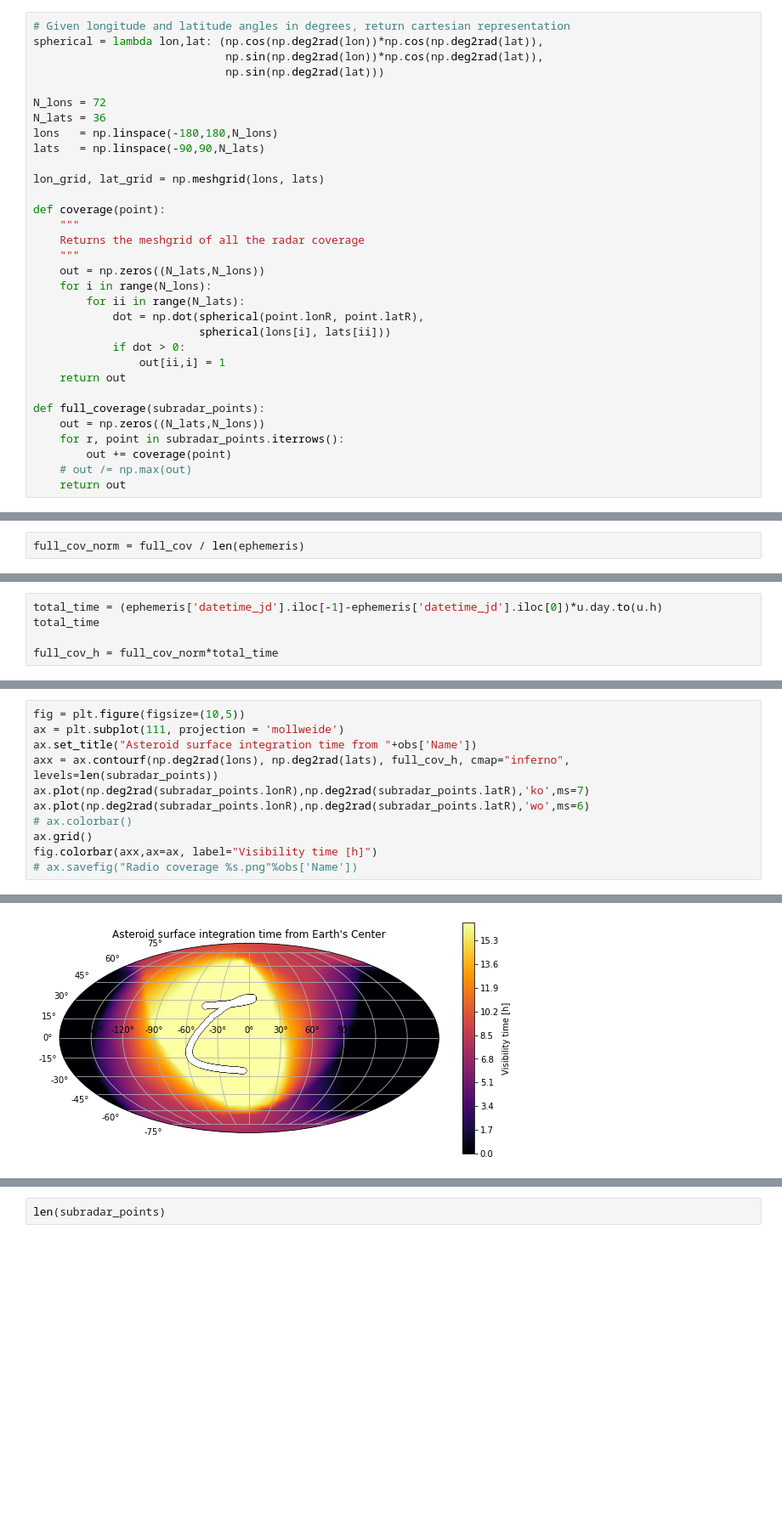
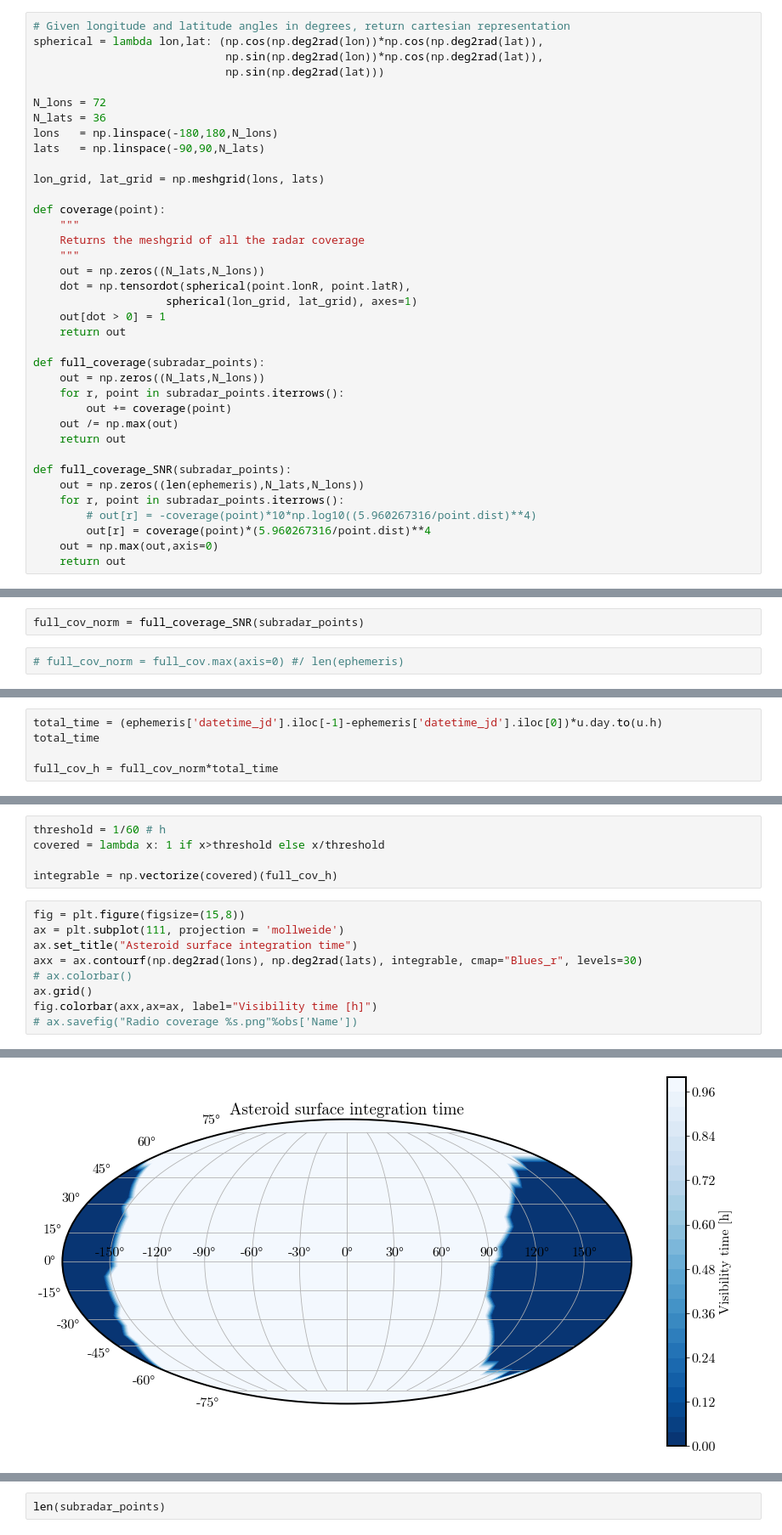
Before and after one commit to AgustinVallejo/Apophis, a Jupyter notebook: New Notebooks/4. Subradar Point.ipynb, the cells around one changed output, grey strips where cells are left out. Shown at 85% size. Drawn from its saved outputs; the diff is of its cells as text; blank space fills up the shorter version.

```diff
--- a/New Notebooks/4. Subradar Point.ipynb
+++ b/New Notebooks/4. Subradar Point.ipynb
@@ -260,17 +291,22 @@ def coverage(point):
     Returns the meshgrid of all the radar coverage
     """
     out = np.zeros((N_lats,N_lons))
-    for i in range(N_lons):
-        for ii in range(N_lats):
-            dot = np.dot(spherical(point.lonR, point.latR),
-                         spherical(lons[i], lats[ii]))
-            if dot > 0:
-                out[ii,i] = 1
+    dot = np.tensordot(spherical(point.lonR, point.latR),
+                    spherical(lon_grid, lat_grid), axes=1)
+    out[dot > 0] = 1
     return out
 
 def full_coverage(subradar_points):
     out = np.zeros((N_lats,N_lons))
     for r, point in subradar_points.iterrows():
         out += coverage(point)
-    # out /= np.max(out)
+    out /= np.max(out)
     return out
+
+def full_coverage_SNR(subradar_points):
+    out = np.zeros((len(ephemeris),N_lats,N_lons))
+    for r, point in subradar_points.iterrows():
+        # out[r] = -coverage(point)*10*np.log10((5.960267316/point.dist)**4)
+        out[r] = coverage(point)*(5.960267316/point.dist)**4
+    out = np.max(out,axis=0)
+    return out
@@ -279,5 +313,7 @@ full_cov = full_coverage(subradar_points)
+# %%
+full_cov_norm = full_coverage_SNR(subradar_points)
 # %%
-full_cov_norm = full_cov / len(ephemeris)
+# full_cov_norm = full_cov.max(axis=0) #/ len(ephemeris)
 # %%
 fig = plt.figure(figsize=(10,6))
 ax = plt.subplot(111) #, projection = 'mollweide')
@@ -299,14 +363,17 @@ full_cov_h = full_cov_norm*total_time
+# %%
+threshold = 1/60 # h
+covered = lambda x: 1 if x>threshold else x/threshold
+
+integrable = np.vectorize(covered)(full_cov_h)
 # %%
-fig = plt.figure(figsize=(10,5))
+fig = plt.figure(figsize=(15,8))
 ax = plt.subplot(111, projection = 'mollweide')
-ax.set_title("Asteroid surface integration time from "+obs['Name'])
-axx = ax.contourf(np.deg2rad(lons), np.deg2rad(lats), full_cov_h, cmap="inferno", levels=len(subradar_points))
-ax.plot(np.deg2rad(subradar_points.lonR),np.deg2rad(subradar_points.latR),'ko',ms=7)
-ax.plot(np.deg2rad(subradar_points.lonR),np.deg2rad(subradar_points.latR),'wo',ms=6)
+ax.set_title("Asteroid surface integration time")
+axx = ax.contourf(np.deg2rad(lons), np.deg2rad(lats), integrable, cmap="Blues_r", levels=30)
 # ax.colorbar()
 ax.grid()
 fig.colorbar(axx,ax=ax, label="Visibility time [h]")
 # ax.savefig("Radio coverage %s.png"%obs['Name'])
 # %% [output]
 <matplotlib.colorbar.Colorbar at 0x...>
-[figure, old version]
+[figure, new version]
```
Also changed, not shown: parts of 32 cells of this notebook, 5 other files.
